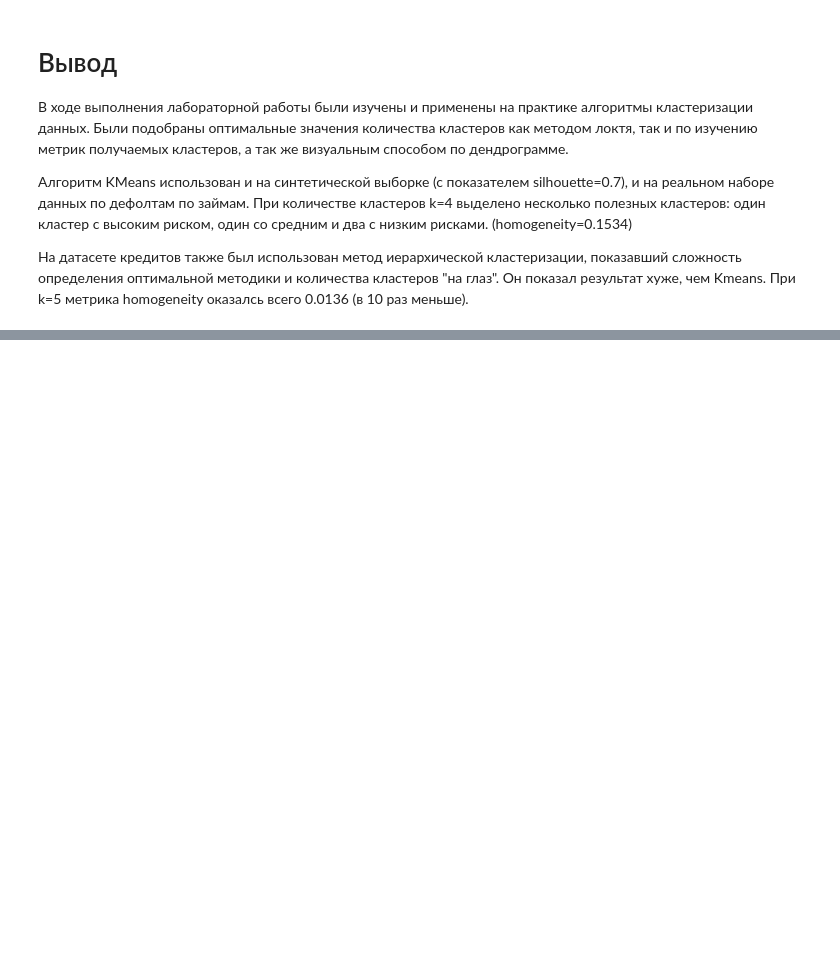
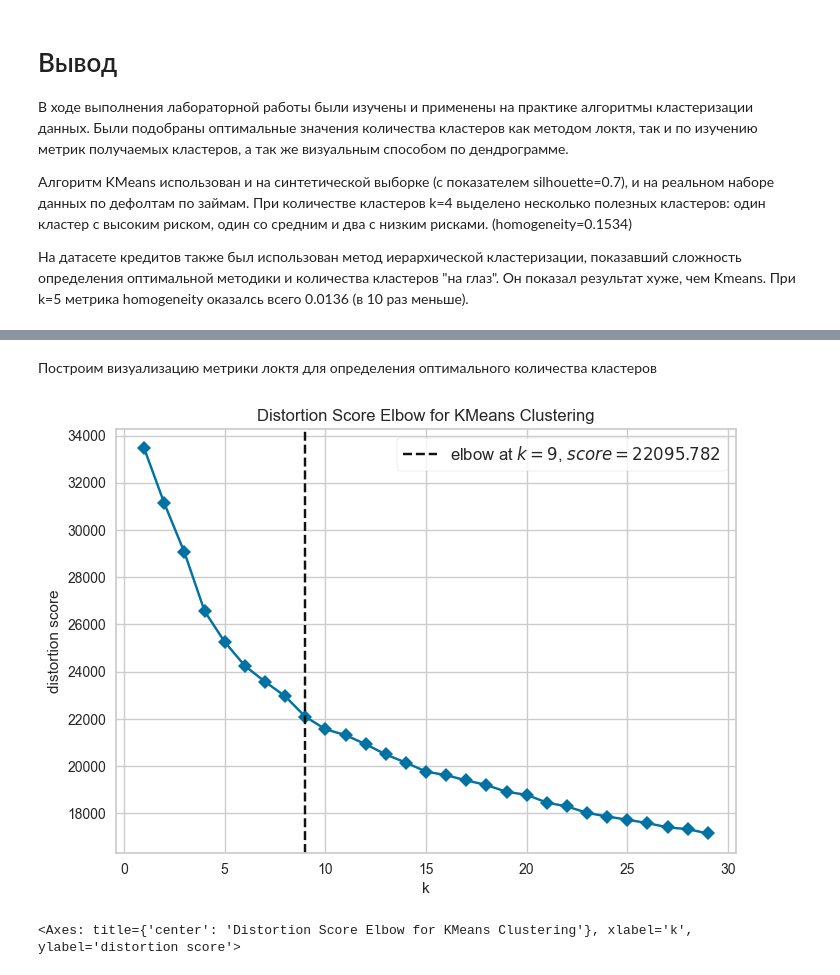
Before and after one commit to thatusualguy/DA-Intro, a Jupyter notebook: lab4/ЛР4_Рыбаков_4.ipynb, the cells around one changed output, grey strips where cells are left out. Drawn from its saved outputs; the diff is of its cells as text; code cells hidden in the pictures; blank space fills up the shorter version.

```diff
--- a/lab4/ЛР4_Рыбаков_4.ipynb
+++ b/lab4/ЛР4_Рыбаков_4.ipynb
@@ -509,0 +515,9 @@ KMeans показывает значительно лучшие результа
+# %% [markdown]
+Построим визуализацию метрики локтя для определения оптимального количества кластеров
+# %%
+visualizer = KElbowVisualizer(KMeans(random_state=0), k=(1,30), timings=False)
+visualizer.fit(X_scaled)
+visualizer.show()
+# %% [output]
+[figure, added]
+<Axes: title={'center': 'Distortion Score Elbow for KMeans Clustering'}, xlabel='k', ylabel='distortion score'>
```
Also changed, not shown: parts of 14 cells of this notebook.
